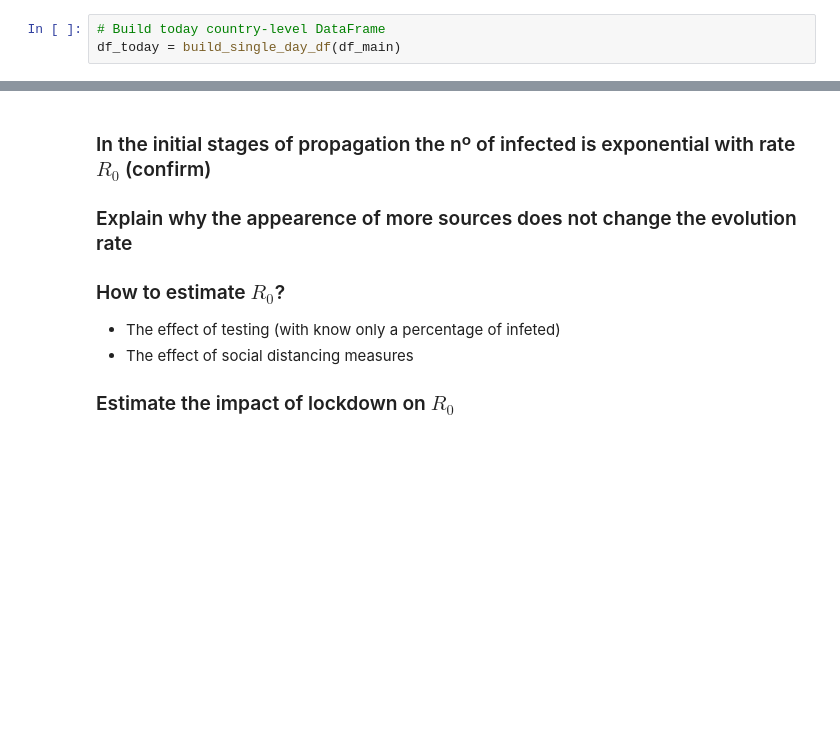
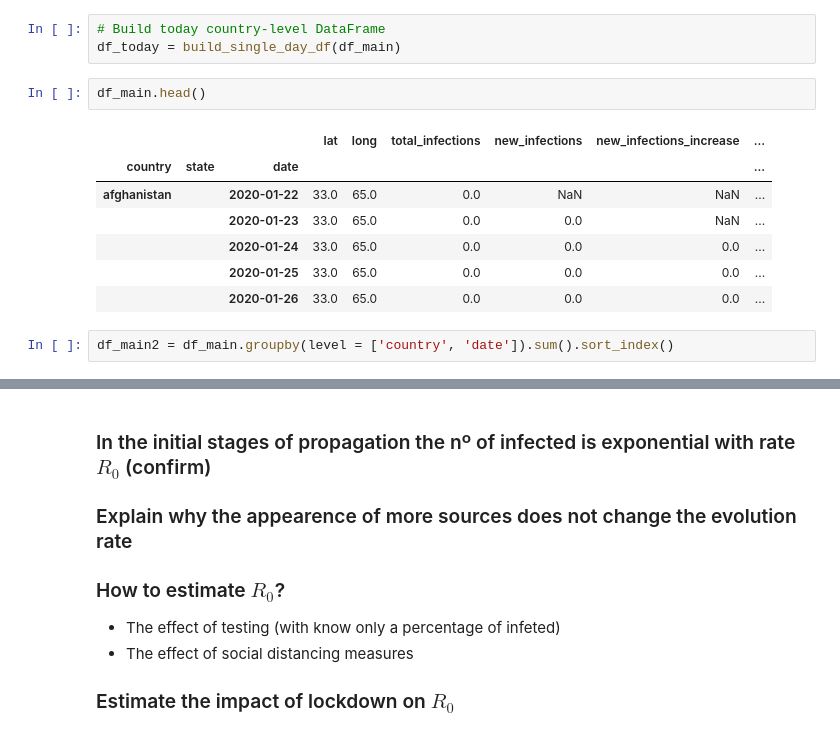
Before and after one commit to jnpicao/covid-19, a Jupyter notebook: draft_and_test.ipynb, the cells around one changed output, grey strips where cells are left out. Drawn from its saved outputs; the diff is of its cells as text; blank space fills up the shorter version.

```diff
--- a/draft_and_test.ipynb
+++ b/draft_and_test.ipynb
@@ -207,3 +207,15 @@ last_date = df_main.index.get_level_values('date').max()
 # %%
 # Build today country-level DataFrame
 df_today = build_single_day_df(df_main)
+# %%
+df_main.head()
+# %% [output]
+|  |  |  | lat | long | total_infections | new_infections | new_infections_increase | ... |
+| country | state | date |  |  |  |  |  | ... |
+| afghanistan |  | 2020-01-22 | 33.0 | 65.0 | 0.0 | NaN | NaN | ... |
+|  |  | 2020-01-23 | 33.0 | 65.0 | 0.0 | 0.0 | NaN | ... |
+|  |  | 2020-01-24 | 33.0 | 65.0 | 0.0 | 0.0 | 0.0 | ... |
+|  |  | 2020-01-25 | 33.0 | 65.0 | 0.0 | 0.0 | 0.0 | ... |
+|  |  | 2020-01-26 | 33.0 | 65.0 | 0.0 | 0.0 | 0.0 | ... |
+# %%
+df_main2 = df_main.groupby(level = ['country', 'date']).sum().sort_index()
```
Also changed, not shown: parts of 27 cells of this notebook.
